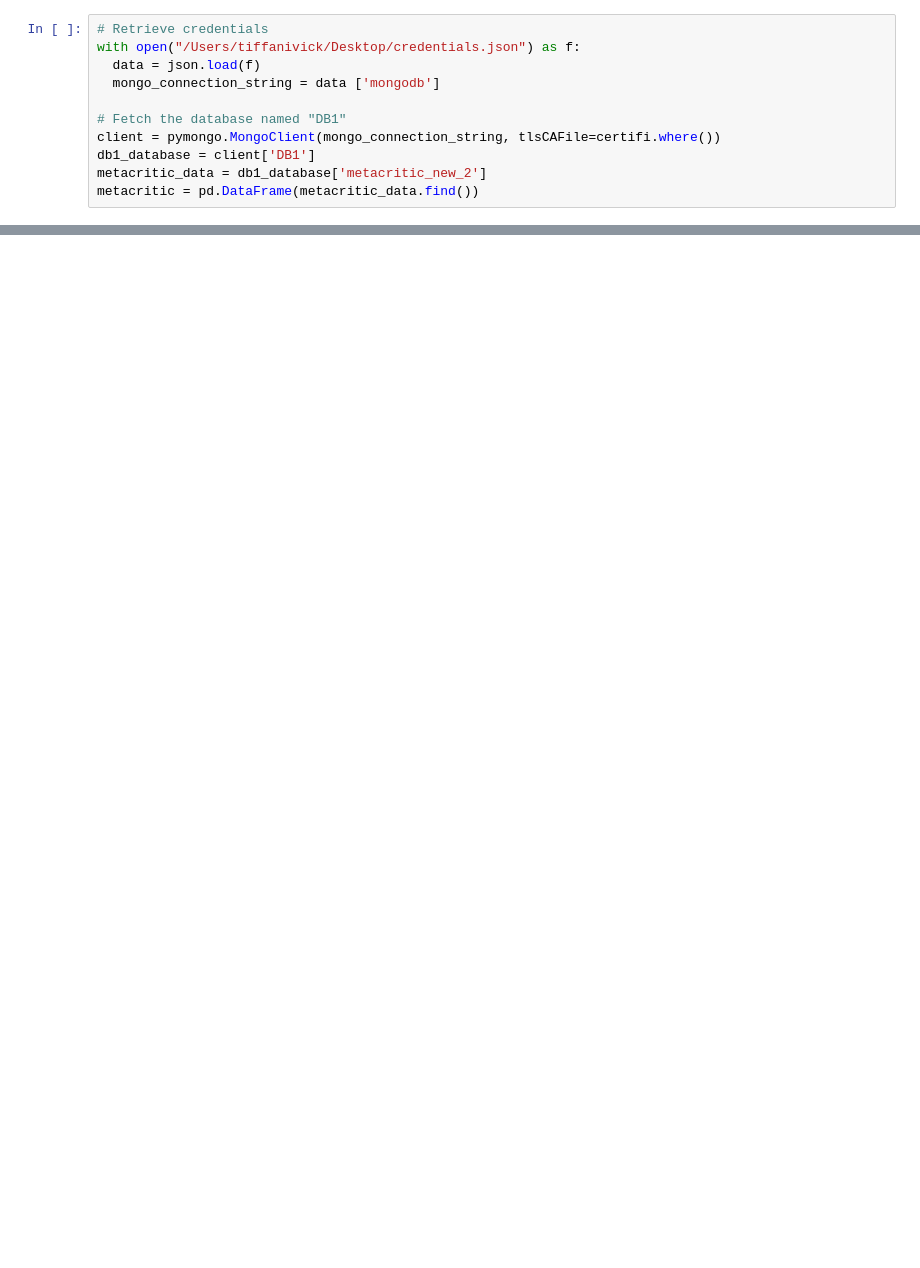
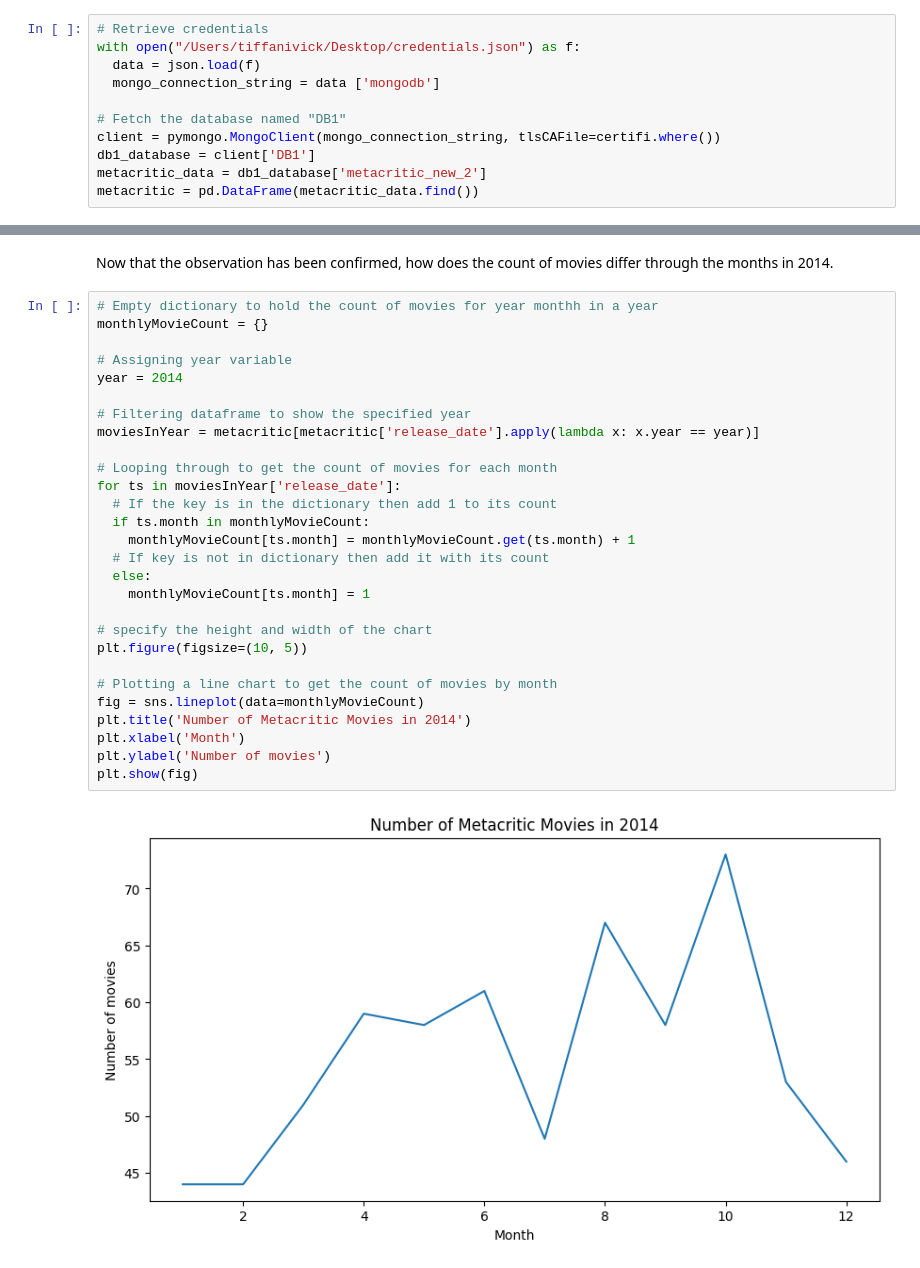
Before and after one commit to tiffanivick/metacritic-movies, a Jupyter notebook: metacritic_analysis.ipynb, the cells around one changed output, grey strips where cells are left out. Cells and saved outputs as stored; diff of their text form; blank space fills up the shorter version.

```diff
--- a/metacritic_analysis.ipynb
+++ b/metacritic_analysis.ipynb
@@ -46,0 +92,32 @@ plt.show()
+# %% [markdown]
+Now that the observation has been confirmed, how does the count of movies differ through the months in 2014.
+# %%
+# Empty dictionary to hold the count of movies for year monthh in a year
+monthlyMovieCount = {}
+
+# Assigning year variable
+year = 2014
+
+# Filtering dataframe to show the specified year
+moviesInYear = metacritic[metacritic['release_date'].apply(lambda x: x.year == year)]
+
+# Looping through to get the count of movies for each month
+for ts in moviesInYear['release_date']:
+  # If the key is in the dictionary then add 1 to its count
+  if ts.month in monthlyMovieCount:
+    monthlyMovieCount[ts.month] = monthlyMovieCount.get(ts.month) + 1
+  # If key is not in dictionary then add it with its count
+  else:
+    monthlyMovieCount[ts.month] = 1
+
+# specify the height and width of the chart
+plt.figure(figsize=(10, 5))
+
+# Plotting a line chart to get the count of movies by month
+fig = sns.lineplot(data=monthlyMovieCount)
+plt.title('Number of Metacritic Movies in 2014')
+plt.xlabel('Month')
+plt.ylabel('Number of movies')
+plt.show(fig)
+# %% [output]
+[figure, added]
```
Also changed, not shown: parts of 24 cells of this notebook.
